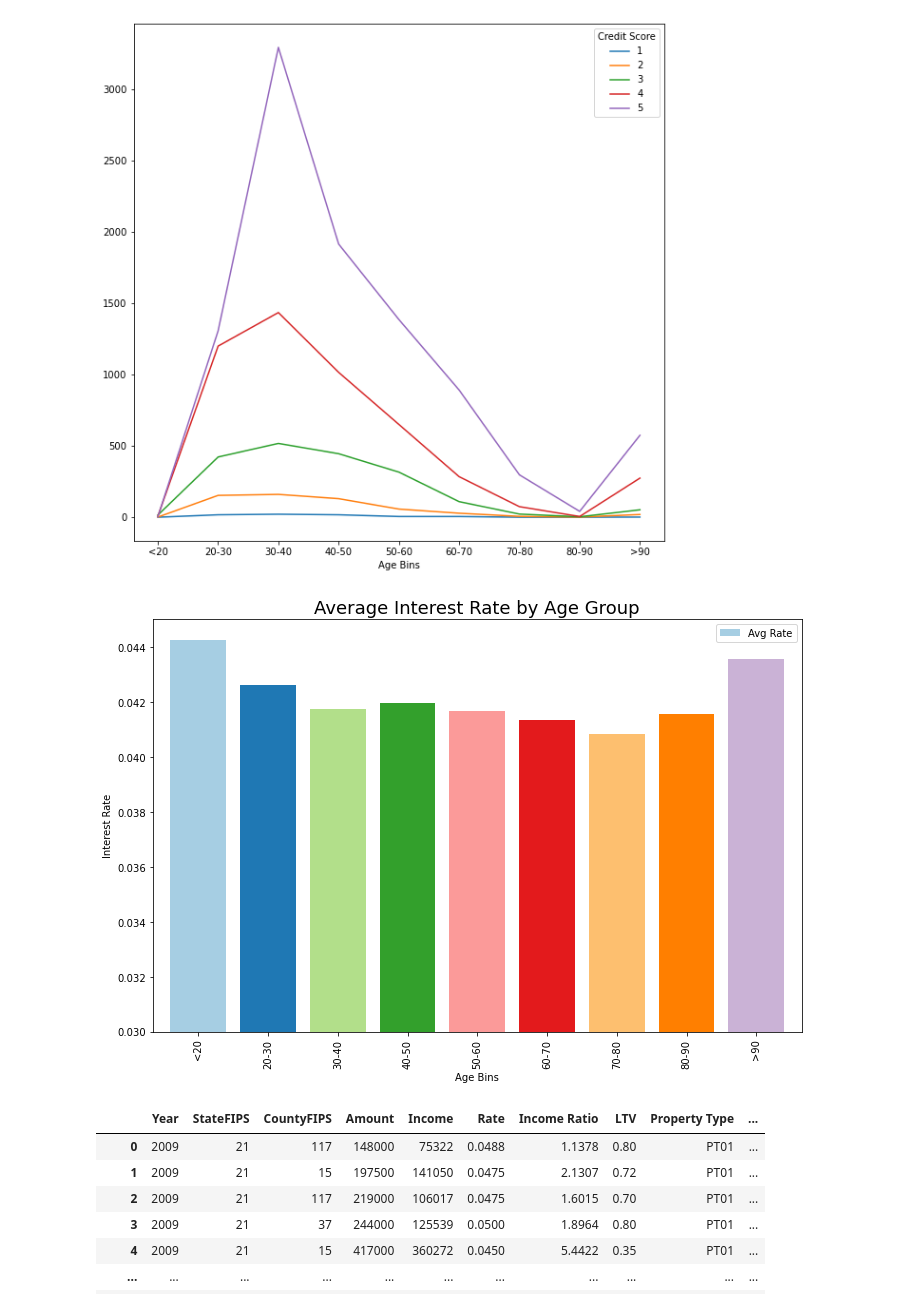
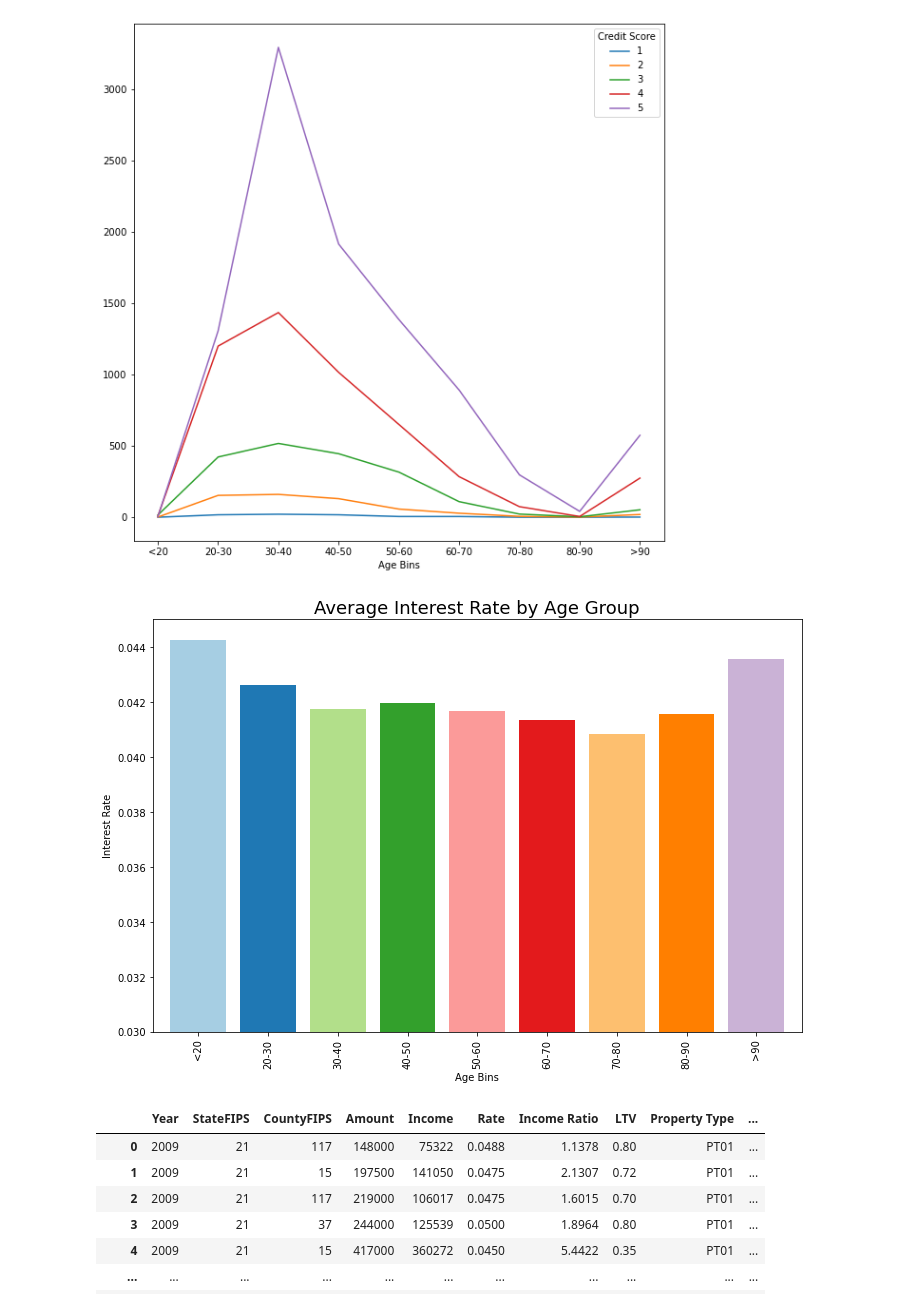
Before and after one commit to bmkennedyii/Project_1, a Jupyter notebook: Data Analysis Graphs.ipynb, the cells around one changed output. Cells and saved outputs as stored; diff of their text form; code cells hidden in the pictures.

```diff
--- a/Data Analysis Graphs.ipynb
+++ b/Data Analysis Graphs.ipynb
@@ -367,22 +367,22 @@ plt.show()
 # %%
 bins = [10,20,30,40,50,60,70,80,90,100]
 group_names= ["<20", '20-30', '30-40', '40-50', '50-60','60-70', '70-80', '80-90', '>90']
 df["Age Bins"] = pd.cut(df["Age"], bins, labels=group_names, include_lowest=True)
 
 age_group= df.groupby(df["Age Bins"])
 age_rate= age_group["Rate"].mean()
 
 
 summary_df = pd.DataFrame({"Avg Rate": age_rate})
-summary_df.plot.bar(figsize = (10,7) ,rot=90, width=.8, color=[plt.cm.Paired(np.arange(len(df)))])
+summary_df.plot.bar(figsize = (10,7) ,rot=90, width=.8,legend=False, color=[plt.cm.Paired(np.arange(len(df)))])
 plt.ylim(.03, .045)
 plt.ylabel("Interest Rate")
 plt.title("Average Interest Rate by Age Group", fontsize=18)
 plt.tight_layout()
 plt.savefig("Graph Images/age_group_rates.png")
 plt.show()
 # %% [output]
-[figure, old version]
+[figure, new version]
 # %%
 state_grouped= df.groupby(["Year","StateFIPS"] )
 state_grouped.head()
```
Also changed, not shown: 2 other files.
